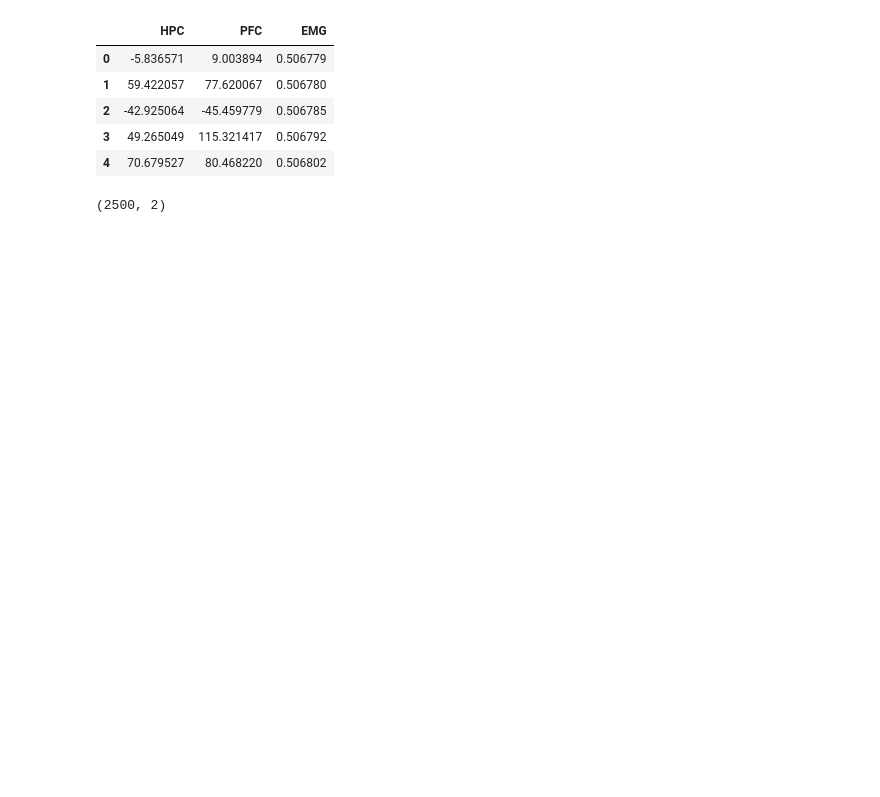
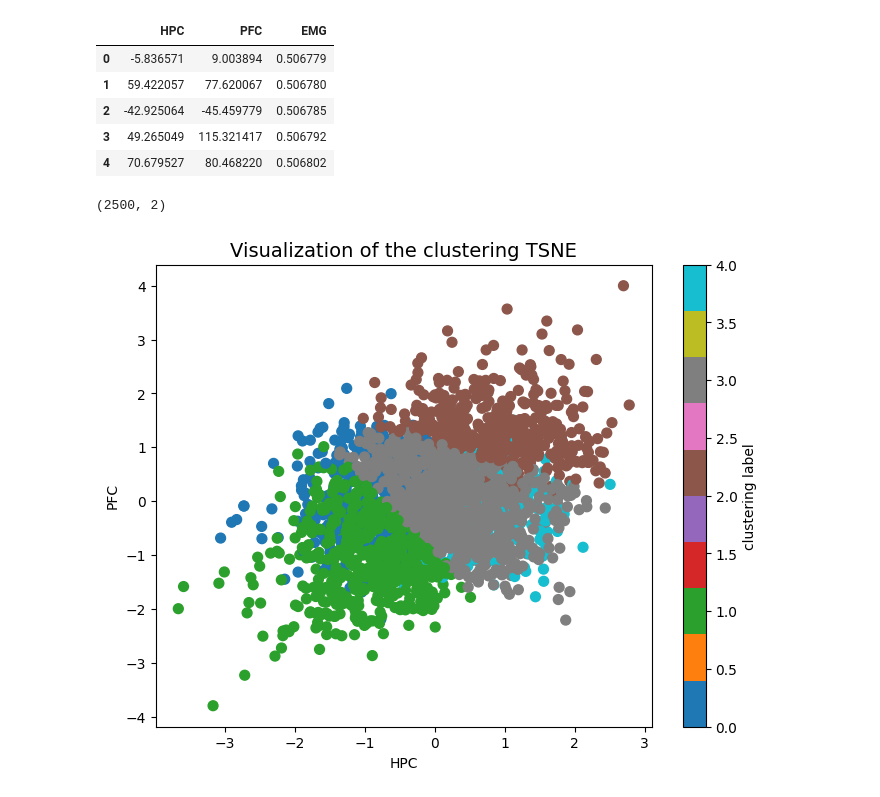
Before and after one commit to NouhaylaEnnadri/Sandman, a Jupyter notebook: 03_TSNE.ipynb, the cells around one changed output. Drawn from its saved outputs; the diff is of its cells as text; code cells hidden in the pictures; blank space fills up the shorter version.

Commit message:
TSNE finish

```diff
--- a/03_TSNE.ipynb
+++ b/03_TSNE.ipynb
@@ -22,6 +22,17 @@ df.head()
 | 4 | 70.679527 | 80.468220 | 0.506802 |
 # %%
 df_test = df[:2500]
+# %%
+def visualise (X,labels, model):
+    plt.figure(figsize=(8, 6))
+    plt.scatter(X[:, 0], X[:, 1], c=labels, cmap='tab10', s=50)
+
+    # Amélioration du rendu
+    plt.title(f"Visualization of the clustering {model}", fontsize=14)
+    plt.xlabel("HPC")
+    plt.ylabel("PFC")
+    plt.colorbar(label="clustering label")
+    plt.show()
 # %%
 X = StandardScaler().fit_transform(df_test)
 # %%
@@ -30,3 +41,17 @@ X_embedded = TSNE(n_components=2, learning_rate='auto',
 X_embedded.shape
 # %% [output]
 (2500, 2)
+# %%
+from sklearn.cluster import KMeans
+
+# 1. On définit le nombre de clusters (par exemple 3 ou 4)
+n_clusters = 5
+
+# 2. On applique K-Means sur vos données réduites (X_embedded) ou initiales (X)
+# Appliquer sur X (données standardisées) est souvent plus précis mathématiquement
+kmeans = KMeans(n_clusters=n_clusters, random_state=42)
+labels = kmeans.fit_predict(X)
+# %%
+visualise(X,labels,'TSNE')
+# %% [output]
+[figure, added]
```
